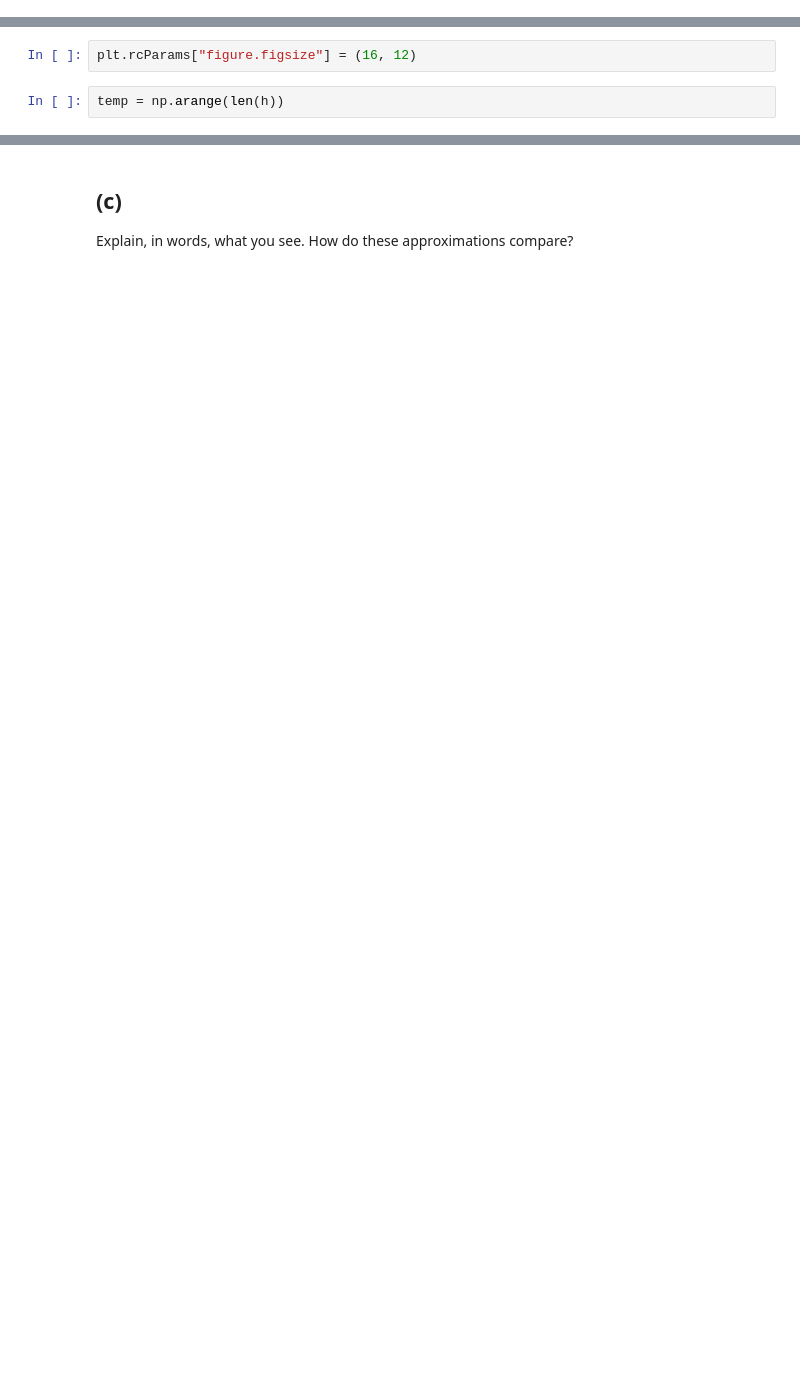
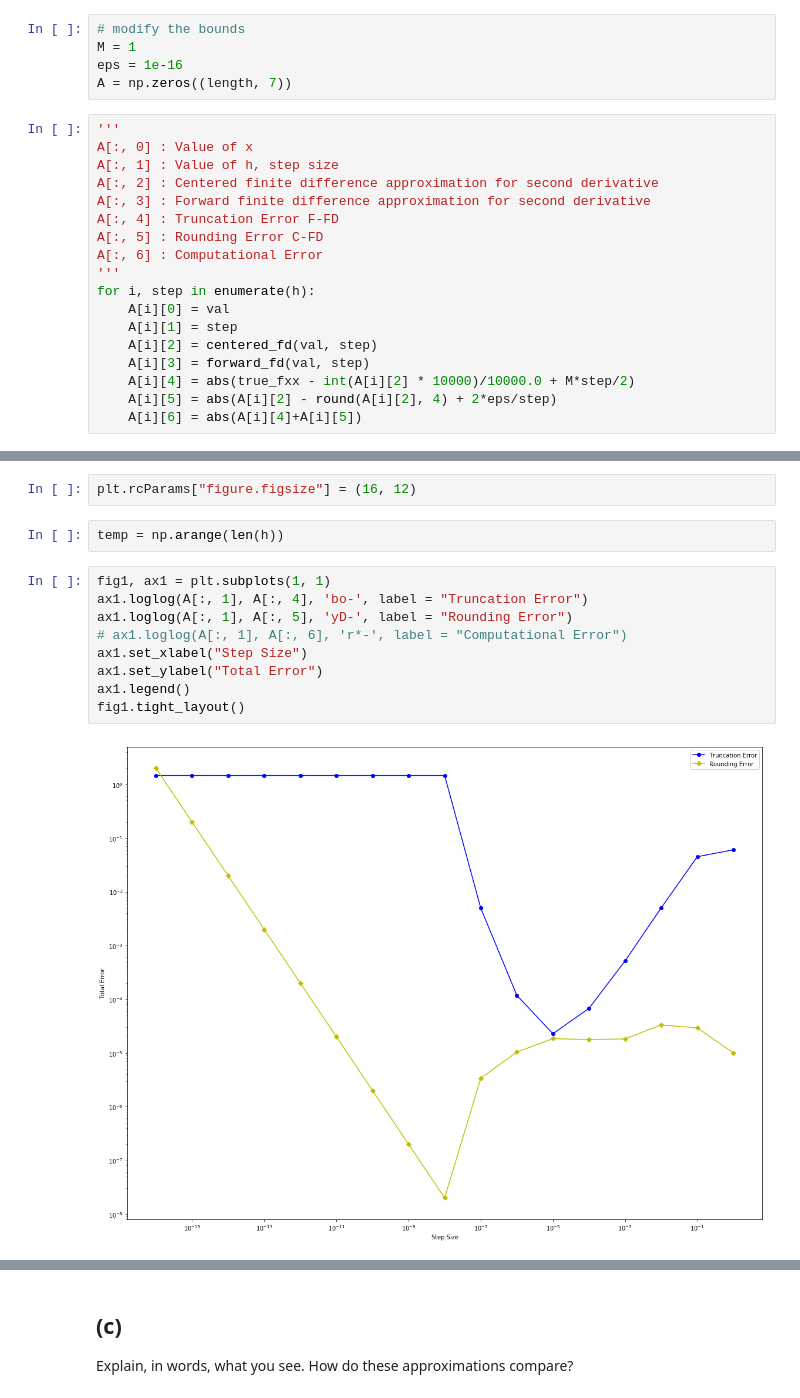
Before and after one commit to tharangni/num-alg-2018, a Jupyter notebook: hw1/Homework Assignment 1.ipynb, the cells around one changed output, grey strips where cells are left out. Drawn from its saved outputs; the diff is of its cells as text; blank space fills up the shorter version.

```diff
--- a/hw1/Homework Assignment 1.ipynb
+++ b/hw1/Homework Assignment 1.ipynb
@@ -332,3 +359,26 @@ for i, step in enumerate(h):
 # %% [markdown]
 ## (b)
 Using the true second derivative $f''(x)$ at $x=0.5$, plot the total error of the two approximations as a function of $h$, like Figure 1.1 of the book by Heath.
+# %%
+# modify the bounds
+M = 1
+eps = 1e-16
+A = np.zeros((length, 7))
+# %%
+'''
+A[:, 0] : Value of x
+A[:, 1] : Value of h, step size
+A[:, 2] : Centered finite difference approximation for second derivative
+A[:, 3] : Forward finite difference approximation for second derivative
+A[:, 4] : Truncation Error F-FD
+A[:, 5] : Rounding Error C-FD
+A[:, 6] : Computational Error
+'''
+for i, step in enumerate(h):
+    A[i][0] = val
+    A[i][1] = step
+    A[i][2] = centered_fd(val, step)
+    A[i][3] = forward_fd(val, step)
+    A[i][4] = abs(true_fxx - int(A[i][2] * 10000)/10000.0 + M*step/2)
+    A[i][5] = abs(A[i][2] - round(A[i][2], 4) + 2*eps/step)
+    A[i][6] = abs(A[i][4]+A[i][5])
@@ -336,5 +394,16 @@ Using the true second derivative $f''(x)$ at $x=0.5$, plot the total error of th
 plt.rcParams["figure.figsize"] = (16, 12)
 # %%
 temp = np.arange(len(h))
+# %%
+fig1, ax1 = plt.subplots(1, 1)
+ax1.loglog(A[:, 1], A[:, 4], 'bo-', label = "Truncation Error")
+ax1.loglog(A[:, 1], A[:, 5], 'yD-', label = "Rounding Error")
+# ax1.loglog(A[:, 1], A[:, 6], 'r*-', label = "Computational Error")
+ax1.set_xlabel("Step Size")
+ax1.set_ylabel("Total Error")
+ax1.legend()
+fig1.tight_layout()
+# %% [output]
+[figure, added]
 # %%
 fig, ax = plt.subplots(1, 1)
```
Also changed, not shown: parts of 7 cells of this notebook.
